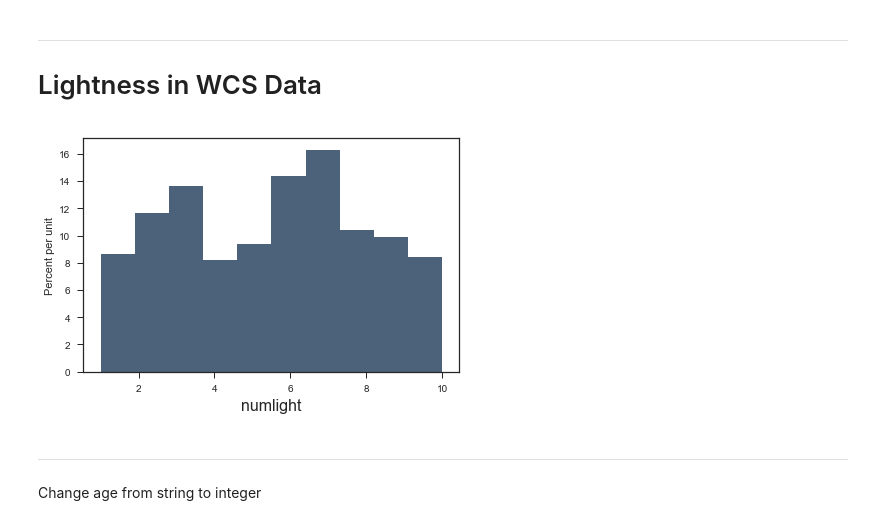
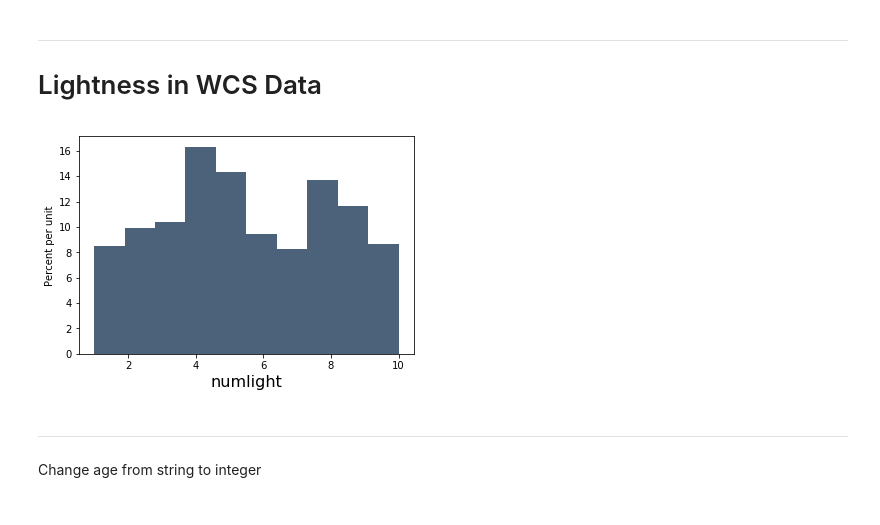
Before and after one commit to jasonsjiang/World-Color-Survey, a Jupyter notebook: finalprojecttest.ipynb, the cells around one changed output. Saved outputs shown, nothing was run; the diff lists cells and outputs as text; code cells hidden in the pictures.

Commit message:
speaker and average lightness

```diff
--- a/finalprojecttest.ipynb
+++ b/finalprojecttest.ipynb
@@ -156,8 +156,9 @@ lang_papua
 array([ 2,  6,  8, 11, 63, 69, 97])
 # %%
 #sorted
-ft_ir = ft_indresp.join('Chip (foci)', indexcoordclabtable
-                        , 'index').sort('foci num').sort('Speaker').sort('Language')
+ft_ir = ft_indresp.join('Chip (foci)',
+                        indexcoordclabtable,
+                        'index').sort('foci num').sort('Speaker').sort('Language')
 ft_ir
 # %% [output]
 | Chip (foci) | Language | Speaker | Term | Foci | foci num | Coordinate | Lightness | Hue | l | a | ... |
@@ -195,19 +196,20 @@ lang8_61
 # %%
 #change lightness from letters to numbers
 letters = lang8_61.column('Lightness')
-num2let = {let: num for num, let in dict(enumerate(np.unique(letters), 1)).items()}
+num2let = {let: num for num, let in dict(enumerate(np.unique(letters)[::-1], 1)).items()}
 num_lightness = np.array([])
 for i in letters:
     num_lightness = np.append(num_lightness, num2let[i])
 lang8_61 = lang8_61.with_column('lightness (num)', num_lightness).move_to_end('Lightness').move_to_end('Hue').move_to_end('Chip (foci)')
 # %%
-num2let = {let: num for num, let in dict(enumerate(np.unique(ft_ir.column('Lightness')), 1)).items()}
+num2let = {let: num for num, let in dict(enumerate(np.unique(ft_ir.column('Lightness'))[::-1], 1)).items()}
 num_lightness = np.array([])
 for i in ft_ir.column('Lightness'):
     num_lightness = np.append(num_lightness, num2let[i])
-ft_ir.with_column('numlight', num_lightness).hist('numlight')
+ft_ir = ft_ir.with_column('numlight', num_lightness)
+ft_ir.hist('numlight')
 # %% [output]
-[figure, old version]
+[figure, new version]
 # %% [markdown]
 ----
 
```
Also changed, not shown: parts of 9 cells of this notebook.
